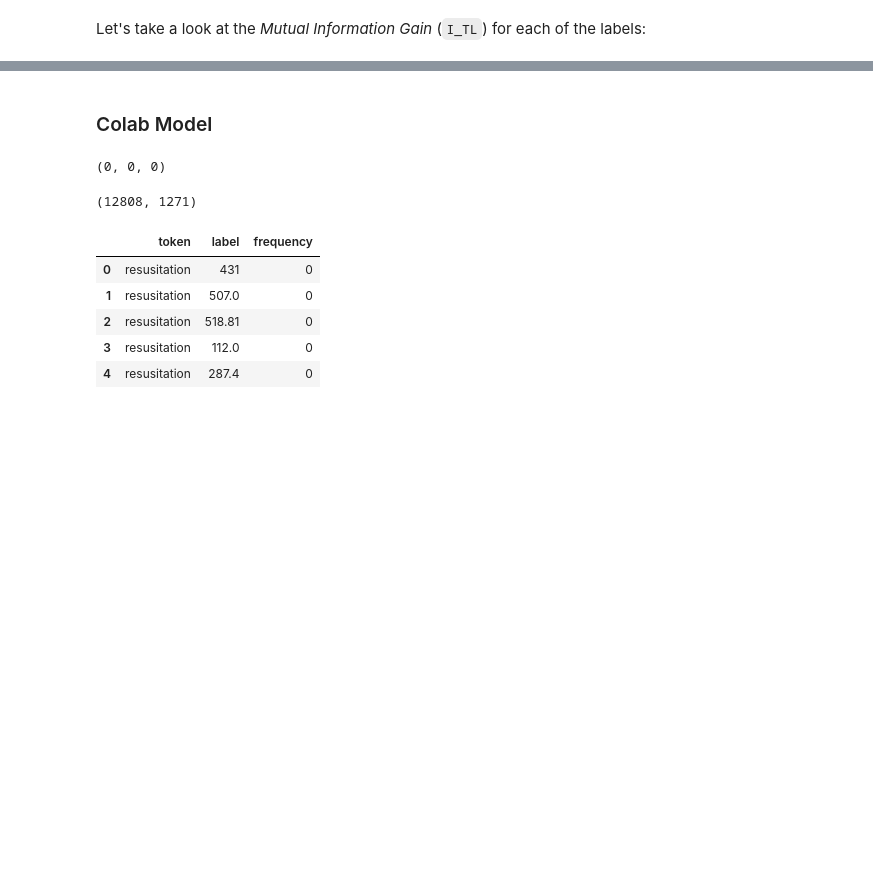
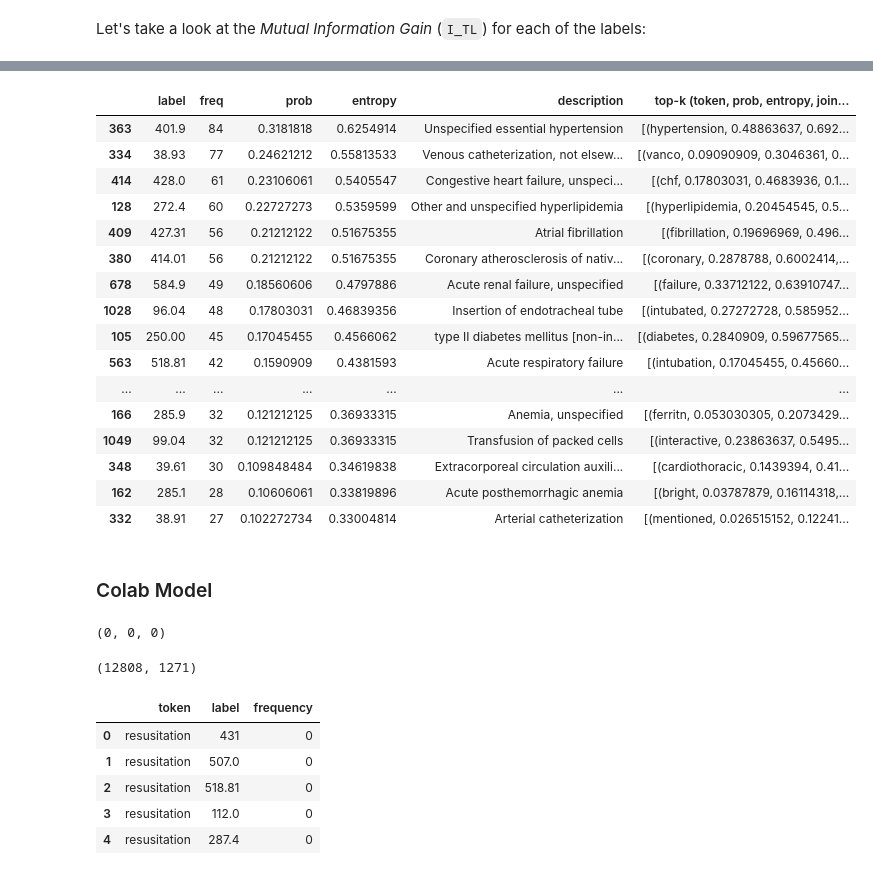
Before and after one commit to debjyotiSRoy/xcube_old, a Jupyter notebook: nbs/examples/mimic/sample/mimic3-9k_sample.ipynb, the cells around one changed output, grey strips where cells are left out. Drawn from its saved outputs; the diff is of its cells as text; code cells hidden in the pictures; blank space fills up the shorter version.

```diff
--- a/nbs/examples/mimic/sample/mimic3-9k_sample.ipynb
+++ b/nbs/examples/mimic/sample/mimic3-9k_sample.ipynb
@@ -1471,0 +1540,20 @@ df_lbs.head(10)
+# %%
+df_lbs.sort_values(by='freq', ascending=False).head(20)
+# %% [output]
+|  | label | freq | prob | entropy | description | top-k (token, prob, entropy, join... |
+| 363 | 401.9 | 84 | 0.3181818 | 0.6254914 | Unspecified essential hypertension | [(hypertension, 0.48863637, 0.692... |
+| 334 | 38.93 | 77 | 0.24621212 | 0.55813533 | Venous catheterization, not elsew... | [(vanco, 0.09090909, 0.3046361, 0... |
+| 414 | 428.0 | 61 | 0.23106061 | 0.5405547 | Congestive heart failure, unspeci... | [(chf, 0.17803031, 0.4683936, 0.1... |
+| 128 | 272.4 | 60 | 0.22727273 | 0.5359599 | Other and unspecified hyperlipidemia | [(hyperlipidemia, 0.20454545, 0.5... |
+| 409 | 427.31 | 56 | 0.21212122 | 0.51675355 | Atrial fibrillation | [(fibrillation, 0.19696969, 0.496... |
+| 380 | 414.01 | 56 | 0.21212122 | 0.51675355 | Coronary atherosclerosis of nativ... | [(coronary, 0.2878788, 0.6002414,... |
+| 678 | 584.9 | 49 | 0.18560606 | 0.4797886 | Acute renal failure, unspecified | [(failure, 0.33712122, 0.63910747... |
+| 1028 | 96.04 | 48 | 0.17803031 | 0.46839356 | Insertion of endotracheal tube | [(intubated, 0.27272728, 0.585952... |
+| 105 | 250.00 | 45 | 0.17045455 | 0.4566062 | type II diabetes mellitus [non-in... | [(diabetes, 0.2840909, 0.59677565... |
+| 563 | 518.81 | 42 | 0.1590909 | 0.4381593 | Acute respiratory failure | [(intubation, 0.17045455, 0.45660... |
+| ... | ... | ... | ... | ... | ... | ... |
+| 166 | 285.9 | 32 | 0.121212125 | 0.36933315 | Anemia, unspecified | [(ferritn, 0.053030305, 0.2073429... |
+| 1049 | 99.04 | 32 | 0.121212125 | 0.36933315 | Transfusion of packed cells | [(interactive, 0.23863637, 0.5495... |
+| 348 | 39.61 | 30 | 0.109848484 | 0.34619838 | Extracorporeal circulation auxili... | [(cardiothoracic, 0.1439394, 0.41... |
+| 162 | 285.1 | 28 | 0.10606061 | 0.33819896 | Acute posthemorrhagic anemia | [(bright, 0.03787879, 0.16114318,... |
+| 332 | 38.91 | 27 | 0.102272734 | 0.33004814 | Arterial catheterization | [(mentioned, 0.026515152, 0.12241... |
```
Also changed, not shown: parts of 25 cells of this notebook.
